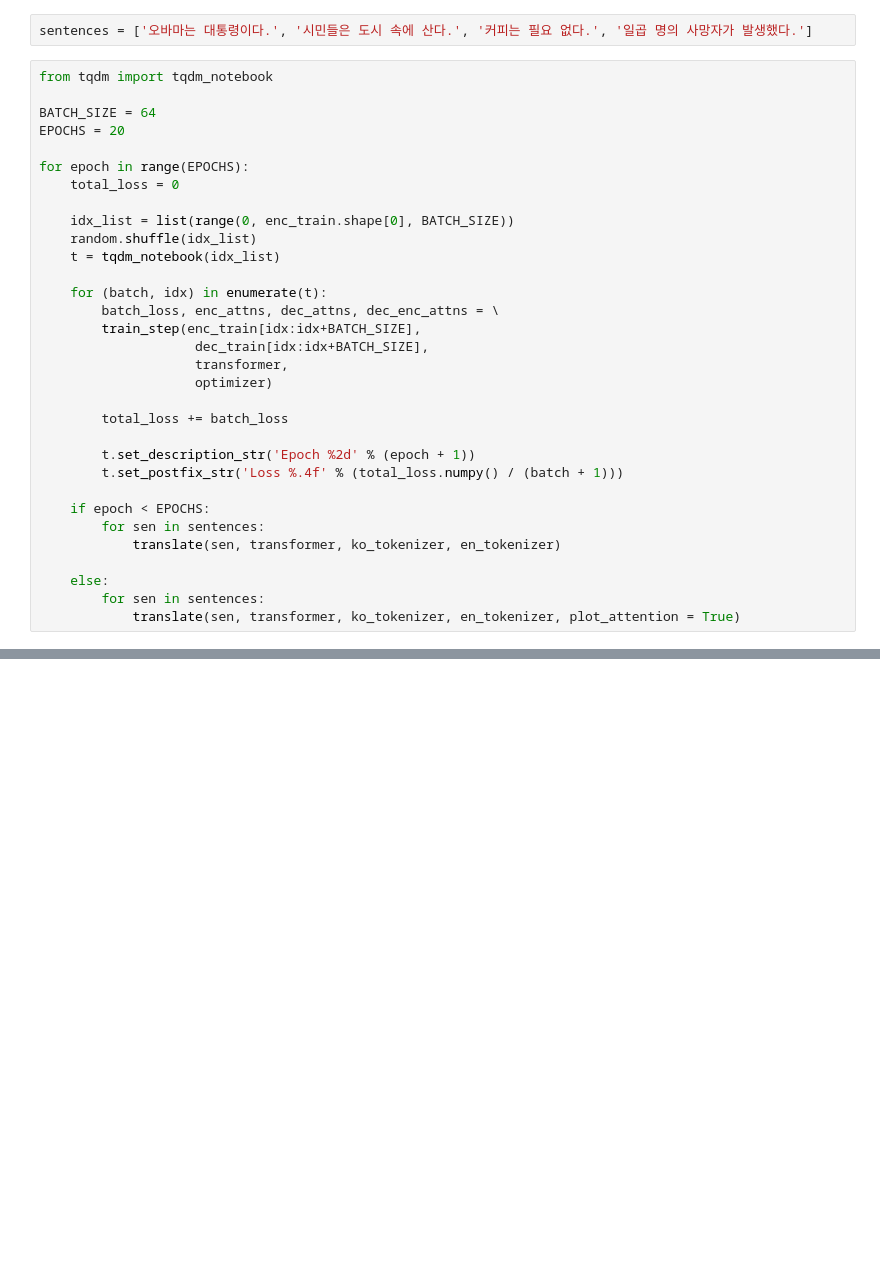
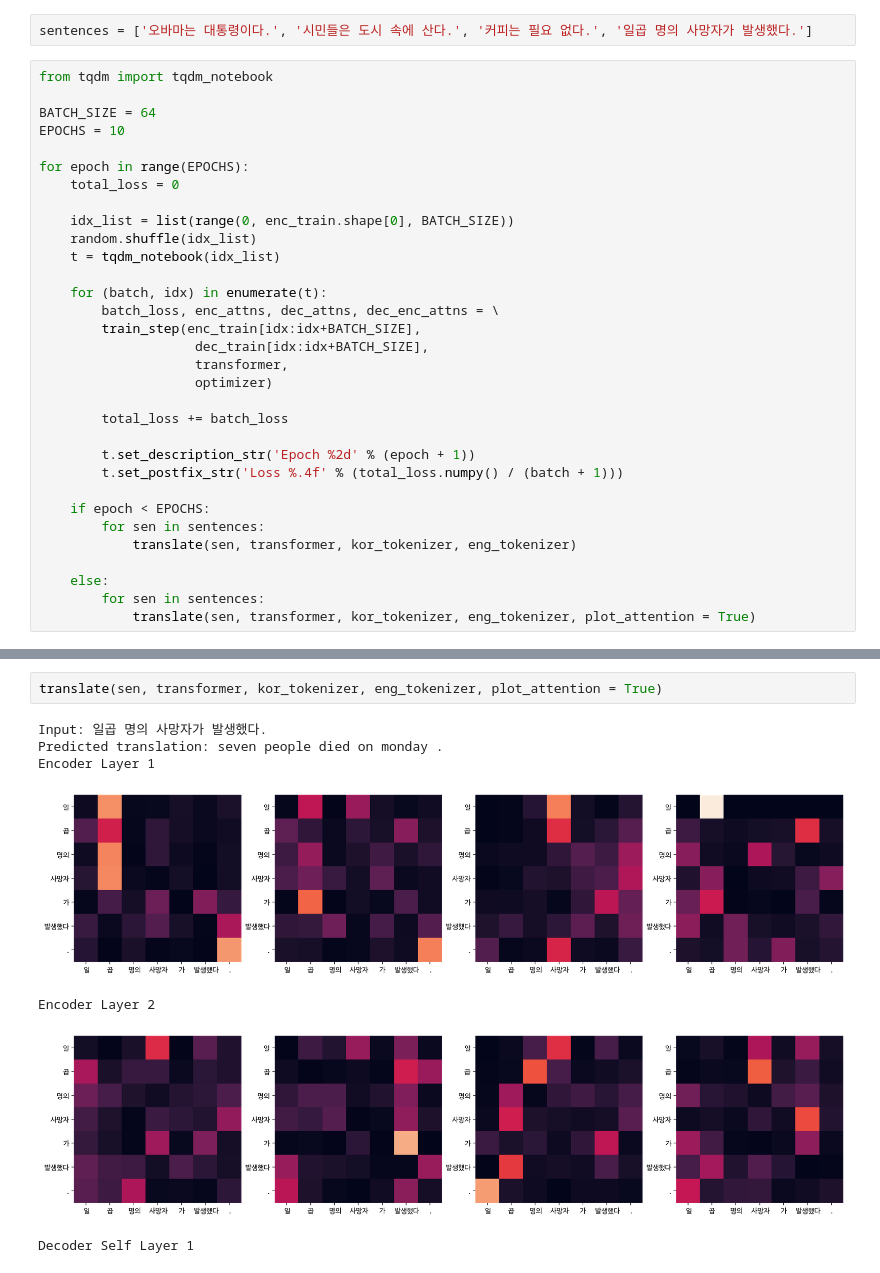
Before and after one commit to jonggu/aiffel, a Jupyter notebook: (2020-11-04) GD10. Transformer로 번역기 만들기.ipynb, the cells around one changed output, grey strips where cells are left out. Drawn from its saved outputs; the diff is of its cells as text; blank space fills up the shorter version.

```diff
--- a/(2020-11-04) GD10. Transformer로 번역기 만들기.ipynb
+++ b/(2020-11-04) GD10. Transformer로 번역기 만들기.ipynb
@@ -755,7 +777,7 @@ sentences = ['오바마는 대통령이다.', '시민들은 도시 속에 산다
 from tqdm import tqdm_notebook
 
 BATCH_SIZE = 64
-EPOCHS = 20
+EPOCHS = 10
 
 for epoch in range(EPOCHS):
     total_loss = 0
@@ -778,8 +800,8 @@ for epoch in range(EPOCHS):
 
     if epoch < EPOCHS:
         for sen in sentences:
-            translate(sen, transformer, ko_tokenizer, en_tokenizer)
+            translate(sen, transformer, kor_tokenizer, eng_tokenizer)
 
     else:
         for sen in sentences:
-            translate(sen, transformer, ko_tokenizer, en_tokenizer, plot_attention = True)
+            translate(sen, transformer, kor_tokenizer, eng_tokenizer, plot_attention = True)
@@ -785,0 +828,10 @@ for epoch in range(EPOCHS):
+# %%
+translate(sen, transformer, kor_tokenizer, eng_tokenizer, plot_attention = True)
+# %% [output]
+Input: 일곱 명의 사망자가 발생했다.
+Predicted translation: seven people died on monday .
+Encoder Layer 1
+[figure, added]
+Encoder Layer 2
+[figure, added]
+Decoder Self Layer 1
```
Also changed, not shown: parts of 7 cells of this notebook.
